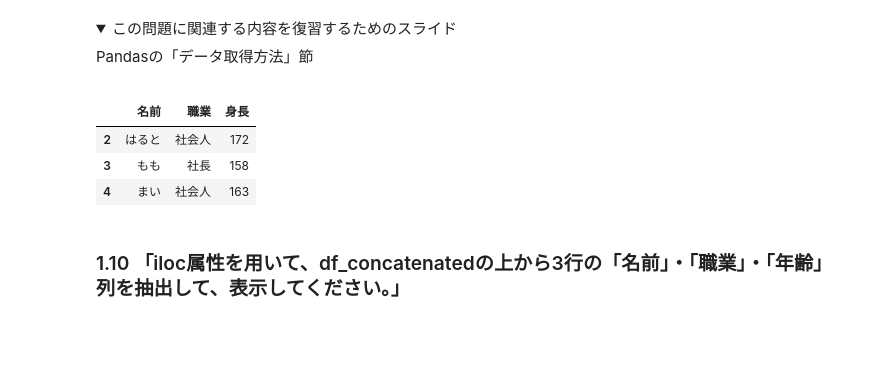
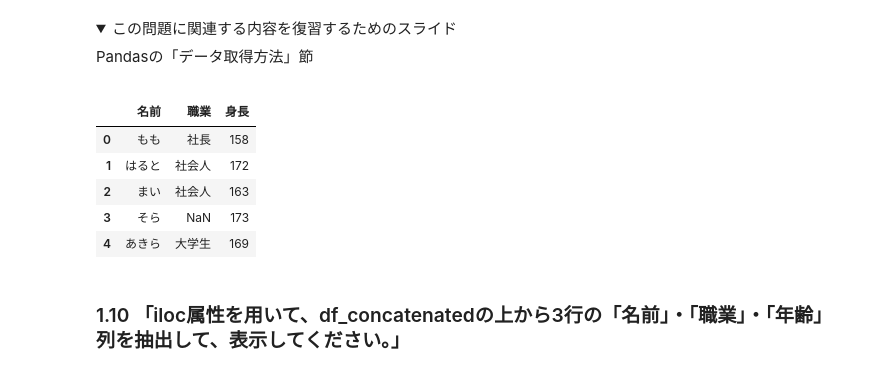
Before and after one commit to kaigitt/GoogleColab, a Jupyter notebook: 【砂川快斗】Pandas_提出課題_editor_ipynb_のコピー.ipynb, the cells around one changed output. Drawn from its saved outputs; the diff is of its cells as text; code cells hidden in the pictures; folded sections open; blank space fills up the shorter version.

```diff
--- a/【砂川快斗】Pandas_提出課題_editor_ipynb_のコピー.ipynb
+++ b/【砂川快斗】Pandas_提出課題_editor_ipynb_のコピー.ipynb
@@ -107,7 +107,7 @@ df_concatenated
 Pandasの「加工処理」節
 </details>
 # %%
-df_concatenated.sort_values(['年齢', '身長'], ascending=[False, False])
+df_concatenated = df_concatenated.sort_values(['年齢', '身長'], ascending=[False, False])
 df_concatenated
 # %% [output]
 |  | 名前 | 職業 | 年齢 | 身長 | 体重 |
@@ -131,6 +131,7 @@ df_concatenated
 Pandasの「加工処理」節
 </details>
 # %%
-df_concatenated.reset_index(drop=True)
+df_concatenated = df_concatenated.reset_index(drop=True)
+df_concatenated
 # %% [output]
 |  | 名前 | 職業 | 年齢 | 身長 | 体重 |
@@ -193,12 +192,14 @@ Name: 年齢, dtype: int64
 Pandasの「データ取得方法」節
 </details>
 # %%
-df_concatenated.loc[df_concatenated['年齢'] > 20, ['名前', '職業', '身長']]
+df_concatenated.loc[df_concatenated['年齢'] >= 20, ['名前', '職業', '身長']]
 # %% [output]
 |  | 名前 | 職業 | 身長 |
-| 2 | はると | 社会人 | 172 |
-| 3 | もも | 社長 | 158 |
-| 4 | まい | 社会人 | 163 |
+| 0 | もも | 社長 | 158 |
+| 1 | はると | 社会人 | 172 |
+| 2 | まい | 社会人 | 163 |
+| 3 | そら | NaN | 173 |
+| 4 | あきら | 大学生 | 169 |
 # %% [markdown]
 ### 1.10 「iloc属性を用いて、df_concatenatedの上から3行の「名前」・「職業」・「年齢」列を抽出して、表示してください。」
 # %% [markdown]
```
Also changed, not shown: parts of 8 cells of this notebook.
